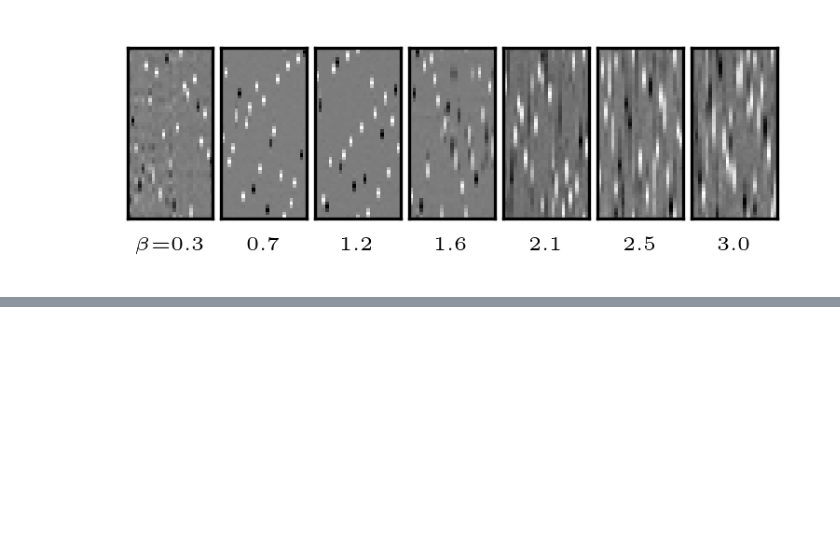
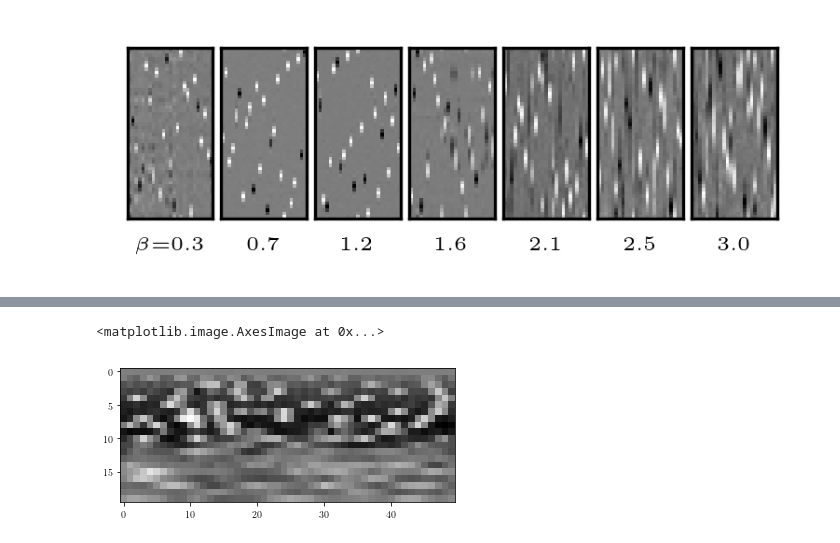
Before and after one commit to briantimar/denoising-rbms, a Jupyter notebook: ising_training/plot_results.ipynb, the cells around one changed output, grey strips where cells are left out. Saved outputs shown, nothing was run; the diff lists cells and outputs as text; code cells hidden in the pictures; blank space fills up the shorter version.

```diff
--- a/ising_training/plot_results.ipynb
+++ b/ising_training/plot_results.ipynb
@@ -53,0 +54,5 @@ plt.plot(w[:,1])
+# %%
+plt.imshow(visible_bias, cmap='binary')
+# %% [output]
+<matplotlib.image.AxesImage at 0x...>
+[figure, added]
```
Also changed, not shown: parts of 12 cells of this notebook.
